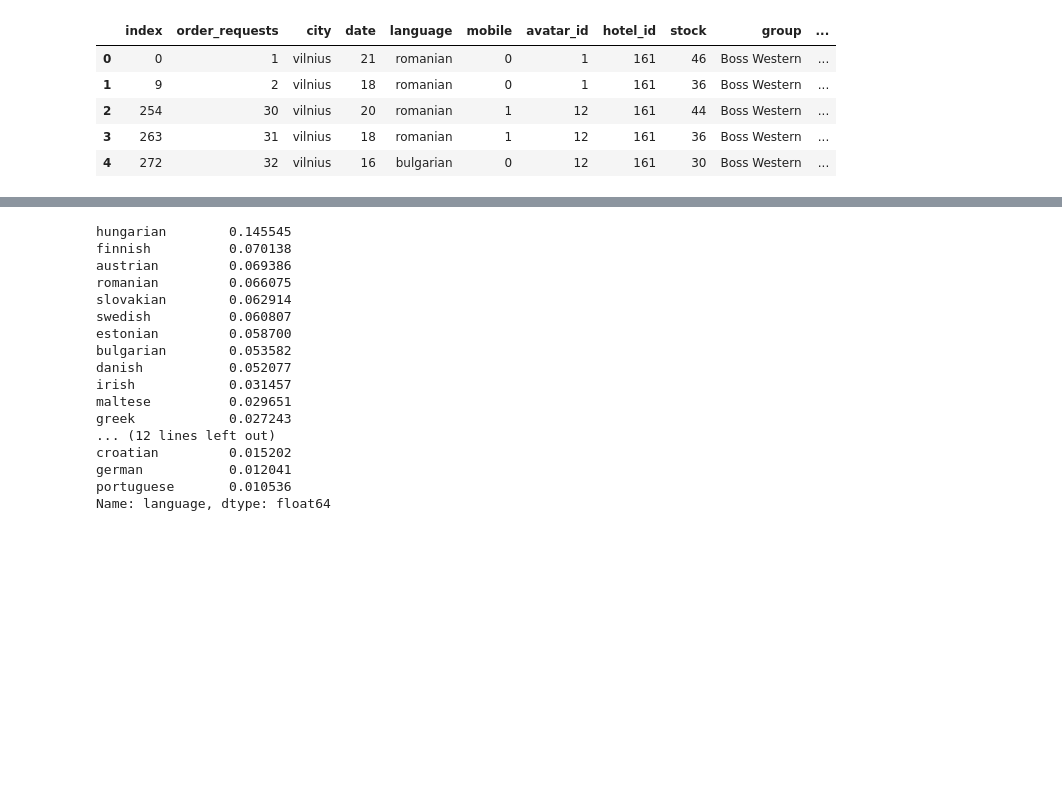
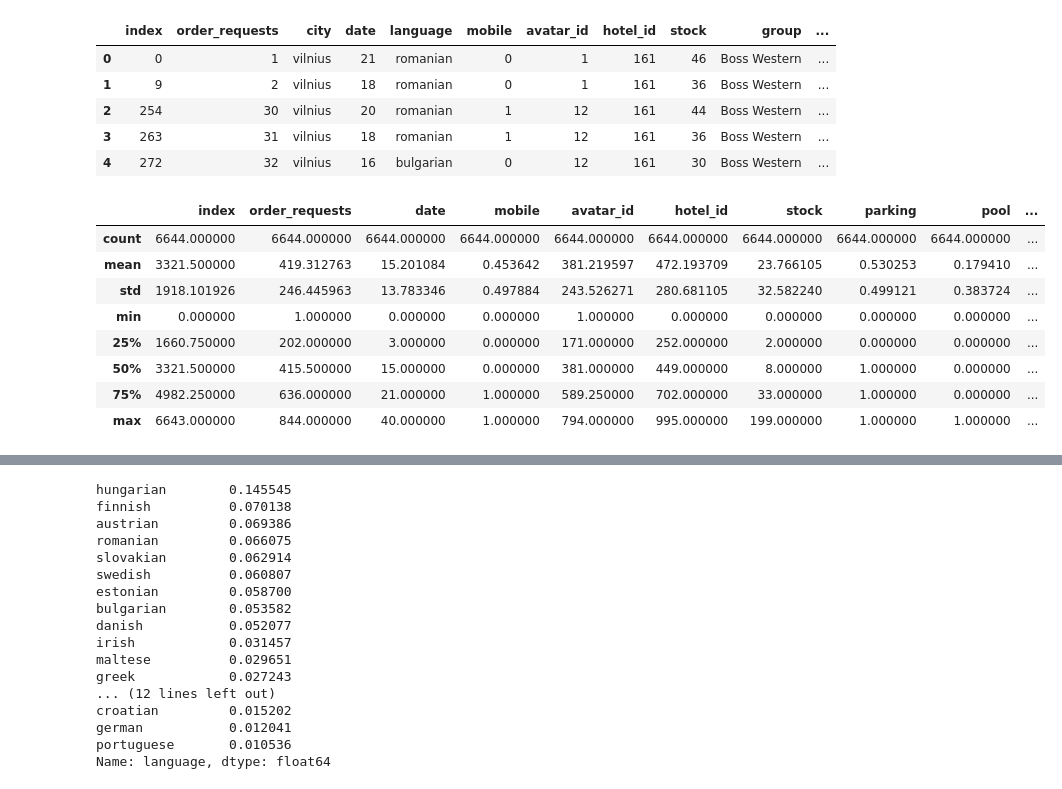
Before and after one commit to Novly57/IA_Framework_DefiIA, a Jupyter notebook: test_set/test_set.ipynb, the cells around one changed output, grey strips where cells are left out. Drawn from its saved outputs; the diff is of its cells as text; code cells hidden in the pictures; blank space fills up the shorter version.

```diff
--- a/test_set/test_set.ipynb
+++ b/test_set/test_set.ipynb
@@ -18,6 +18,18 @@ test_set.head()
 | 2 | 254 | 30 | vilnius | 20 | romanian | 1 | 12 | 161 | 44 | Boss Western | ... |
 | 3 | 263 | 31 | vilnius | 18 | romanian | 1 | 12 | 161 | 36 | Boss Western | ... |
 | 4 | 272 | 32 | vilnius | 16 | bulgarian | 0 | 12 | 161 | 30 | Boss Western | ... |
+# %%
+test_set.describe()
+# %% [output]
+|  | index | order_requests | date | mobile | avatar_id | hotel_id | stock | parking | pool | ... |
+| count | 6644.000000 | 6644.000000 | 6644.000000 | 6644.000000 | 6644.000000 | 6644.000000 | 6644.000000 | 6644.000000 | 6644.000000 | ... |
+| mean | 3321.500000 | 419.312763 | 15.201084 | 0.453642 | 381.219597 | 472.193709 | 23.766105 | 0.530253 | 0.179410 | ... |
+| std | 1918.101926 | 246.445963 | 13.783346 | 0.497884 | 243.526271 | 280.681105 | 32.582240 | 0.499121 | 0.383724 | ... |
+| min | 0.000000 | 1.000000 | 0.000000 | 0.000000 | 1.000000 | 0.000000 | 0.000000 | 0.000000 | 0.000000 | ... |
+| 25% | 1660.750000 | 202.000000 | 3.000000 | 0.000000 | 171.000000 | 252.000000 | 2.000000 | 0.000000 | 0.000000 | ... |
+| 50% | 3321.500000 | 415.500000 | 15.000000 | 0.000000 | 381.000000 | 449.000000 | 8.000000 | 1.000000 | 0.000000 | ... |
+| 75% | 4982.250000 | 636.000000 | 21.000000 | 1.000000 | 589.250000 | 702.000000 | 33.000000 | 1.000000 | 0.000000 | ... |
+| max | 6643.000000 | 844.000000 | 40.000000 | 1.000000 | 794.000000 | 995.000000 | 199.000000 | 1.000000 | 1.000000 | ... |
 # %%
 def getProps(colname, length = N):
     return test_set[colname].value_counts()/N
```
Also changed, not shown: parts of 10 cells of this notebook, 1 other file.
